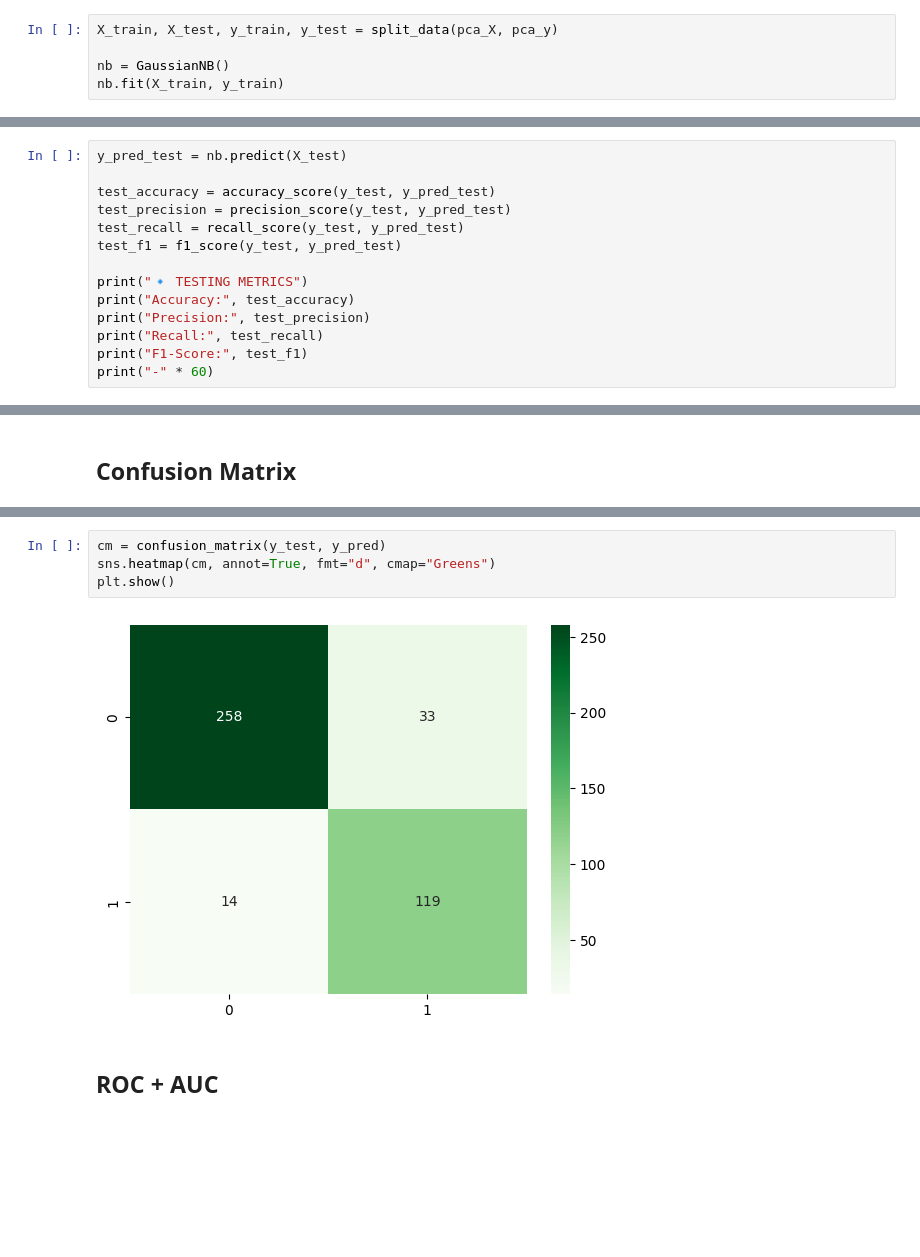
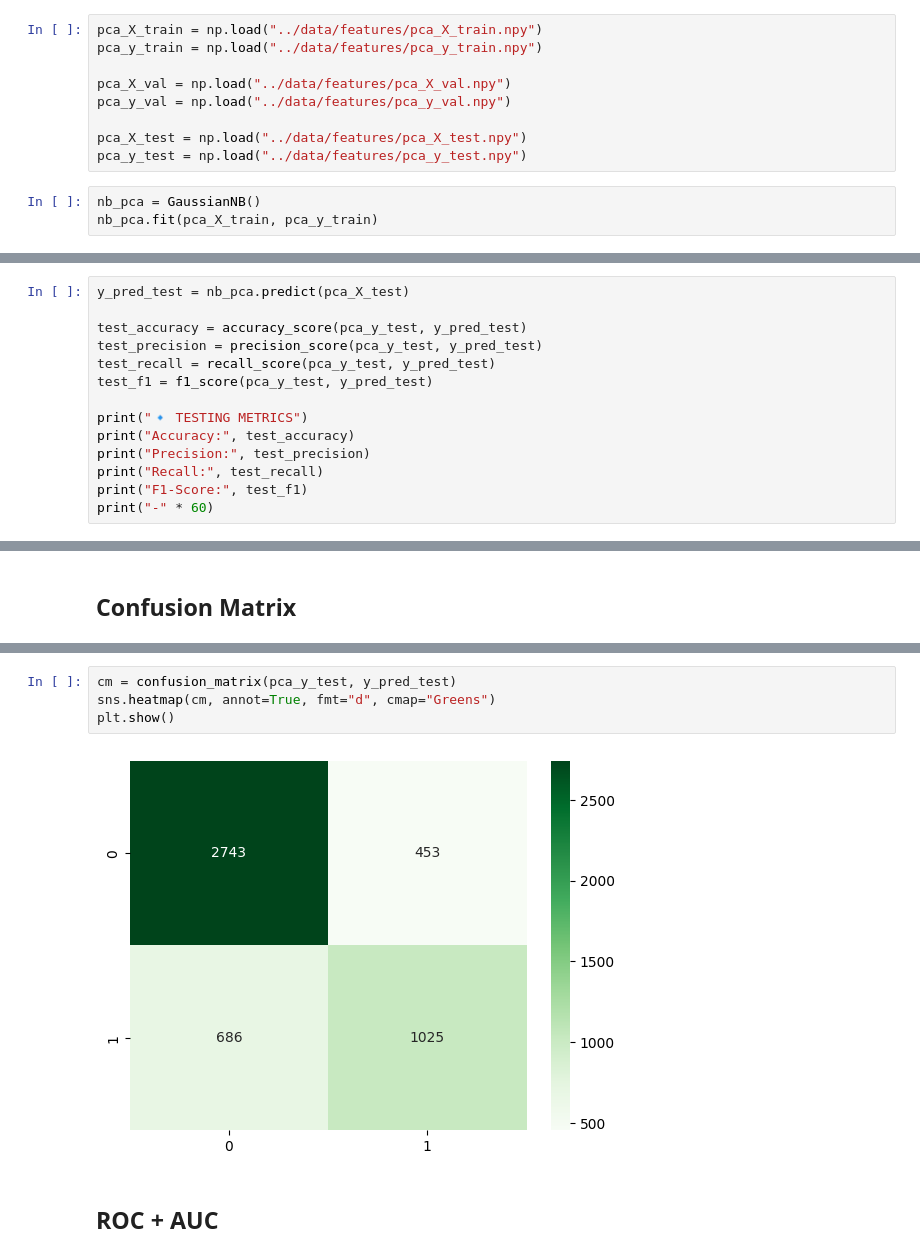
Before and after one commit to aryan-ml/DeepFakeDetection, a Jupyter notebook: notebooks/Naive_bayes_HOG_+_PCA.ipynb, the cells around one changed output, grey strips where cells are left out. Saved outputs shown, nothing was run; the diff lists cells and outputs as text; blank space fills up the shorter version.

```diff
--- a/notebooks/Naive_bayes_HOG_+_PCA.ipynb
+++ b/notebooks/Naive_bayes_HOG_+_PCA.ipynb
@@ -132,10 +127,17 @@ plt.show()
 # %% [markdown]
 ## Naive Bayes on PCA Features
+# %%
+pca_X_train = np.load("../data/features/pca_X_train.npy")
+pca_y_train = np.load("../data/features/pca_y_train.npy")
+
+pca_X_val = np.load("../data/features/pca_X_val.npy")
+pca_y_val = np.load("../data/features/pca_y_val.npy")
+
+pca_X_test = np.load("../data/features/pca_X_test.npy")
+pca_y_test = np.load("../data/features/pca_y_test.npy")
 # %%
-X_train, X_test, y_train, y_test = split_data(pca_X, pca_y)
-
-nb = GaussianNB()
-nb.fit(X_train, y_train)
+nb_pca = GaussianNB()
+nb_pca.fit(pca_X_train, pca_y_train)
 # %% [output]
 GaussianNB()
 # %% [markdown]
@@ -163,11 +165,11 @@ F1-Score: 0.7387140902872777
 ------------------------------------------------------------
 # %%
-y_pred_test = nb.predict(X_test)
+y_pred_test = nb_pca.predict(pca_X_test)
 
-test_accuracy = accuracy_score(y_test, y_pred_test)
-test_precision = precision_score(y_test, y_pred_test)
-test_recall = recall_score(y_test, y_pred_test)
-test_f1 = f1_score(y_test, y_pred_test)
+test_accuracy = accuracy_score(pca_y_test, y_pred_test)
+test_precision = precision_score(pca_y_test, y_pred_test)
+test_recall = recall_score(pca_y_test, y_pred_test)
+test_f1 = f1_score(pca_y_test, y_pred_test)
 
 print("🔹 TESTING METRICS")
 print("Accuracy:", test_accuracy)
@@ -200,9 +202,9 @@ weighted avg       0.78      0.74      0.75       424
 # %%
-cm = confusion_matrix(y_test, y_pred)
+cm = confusion_matrix(pca_y_test, y_pred_test)
 sns.heatmap(cm, annot=True, fmt="d", cmap="Greens")
 plt.show()
 # %% [output]
-[figure, old version]
+[figure, new version]
 # %% [markdown]
 ## ROC + AUC
 # %%
```
Also changed, not shown: parts of 17 cells of this notebook, 2 other files.
